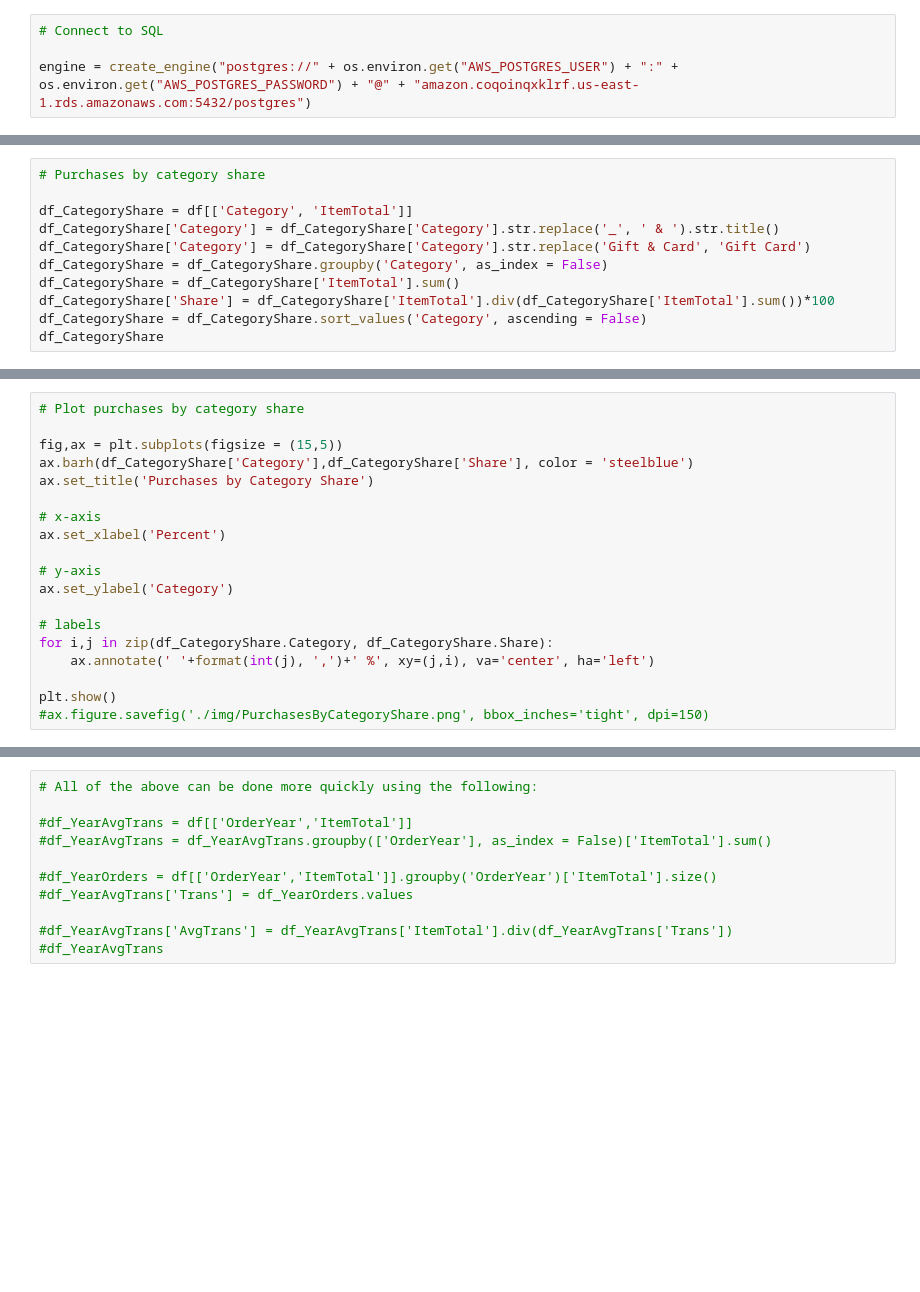
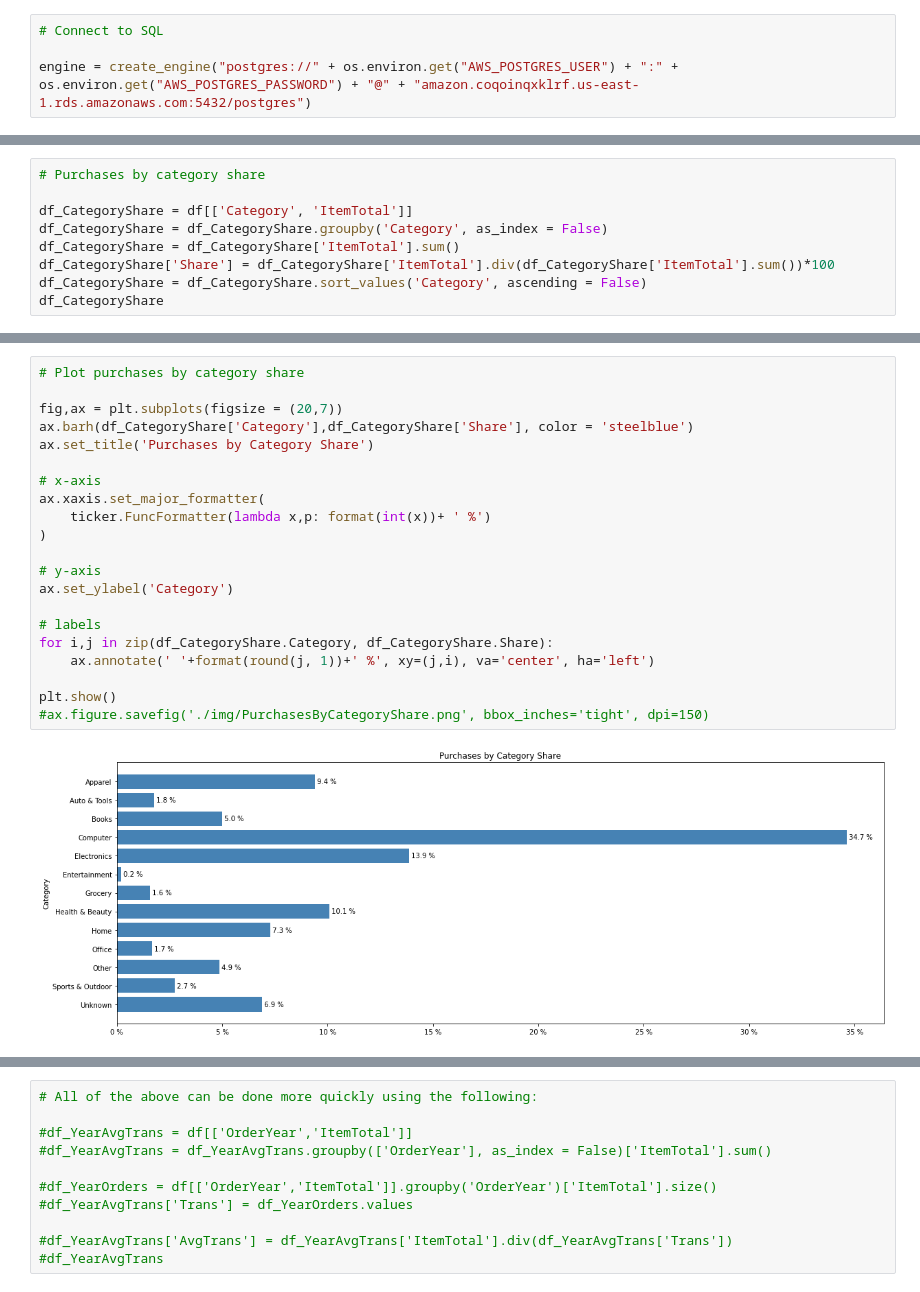
Before and after one commit to AmitSamra/AmazonOrderHistoryAirflowAWS, a Jupyter notebook: AmazonOrderHistoryAirflowAWS_input.ipynb, the cells around one changed output, grey strips where cells are left out. Cells and saved outputs as stored; diff of their text form; blank space fills up the shorter version.

```diff
--- a/AmazonOrderHistoryAirflowAWS_input.ipynb
+++ b/AmazonOrderHistoryAirflowAWS_input.ipynb
@@ -274,8 +405,6 @@ plt.show()
 # Purchases by category share
 
 df_CategoryShare = df[['Category', 'ItemTotal']]
-df_CategoryShare['Category'] = df_CategoryShare['Category'].str.replace('_', ' & ').str.title()
-df_CategoryShare['Category'] = df_CategoryShare['Category'].str.replace('Gift & Card', 'Gift Card')
 df_CategoryShare = df_CategoryShare.groupby('Category', as_index = False)
 df_CategoryShare = df_CategoryShare['ItemTotal'].sum()
 df_CategoryShare['Share'] = df_CategoryShare['ItemTotal'].div(df_CategoryShare['ItemTotal'].sum())*100
@@ -284,22 +428,26 @@ df_CategoryShare
 # %%
 # Plot purchases by category share
 
-fig,ax = plt.subplots(figsize = (15,5))
+fig,ax = plt.subplots(figsize = (20,7))
 ax.barh(df_CategoryShare['Category'],df_CategoryShare['Share'], color = 'steelblue')
 ax.set_title('Purchases by Category Share')
 
 # x-axis
-ax.set_xlabel('Percent')
+ax.xaxis.set_major_formatter(
+    ticker.FuncFormatter(lambda x,p: format(int(x))+ ' %')
+)
 
 # y-axis
 ax.set_ylabel('Category')
 
 # labels
 for i,j in zip(df_CategoryShare.Category, df_CategoryShare.Share):
-    ax.annotate(' '+format(int(j), ',')+' %', xy=(j,i), va='center', ha='left')
+    ax.annotate(' '+format(round(j, 1))+' %', xy=(j,i), va='center', ha='left')
 
 plt.show()
 #ax.figure.savefig('./img/PurchasesByCategoryShare.png', bbox_inches='tight', dpi=150)
+# %% [output]
+[figure, added]
 # %%
 # Purchases by day of week
 
```
Also changed, not shown: parts of 35 cells of this notebook, 9 other files.
